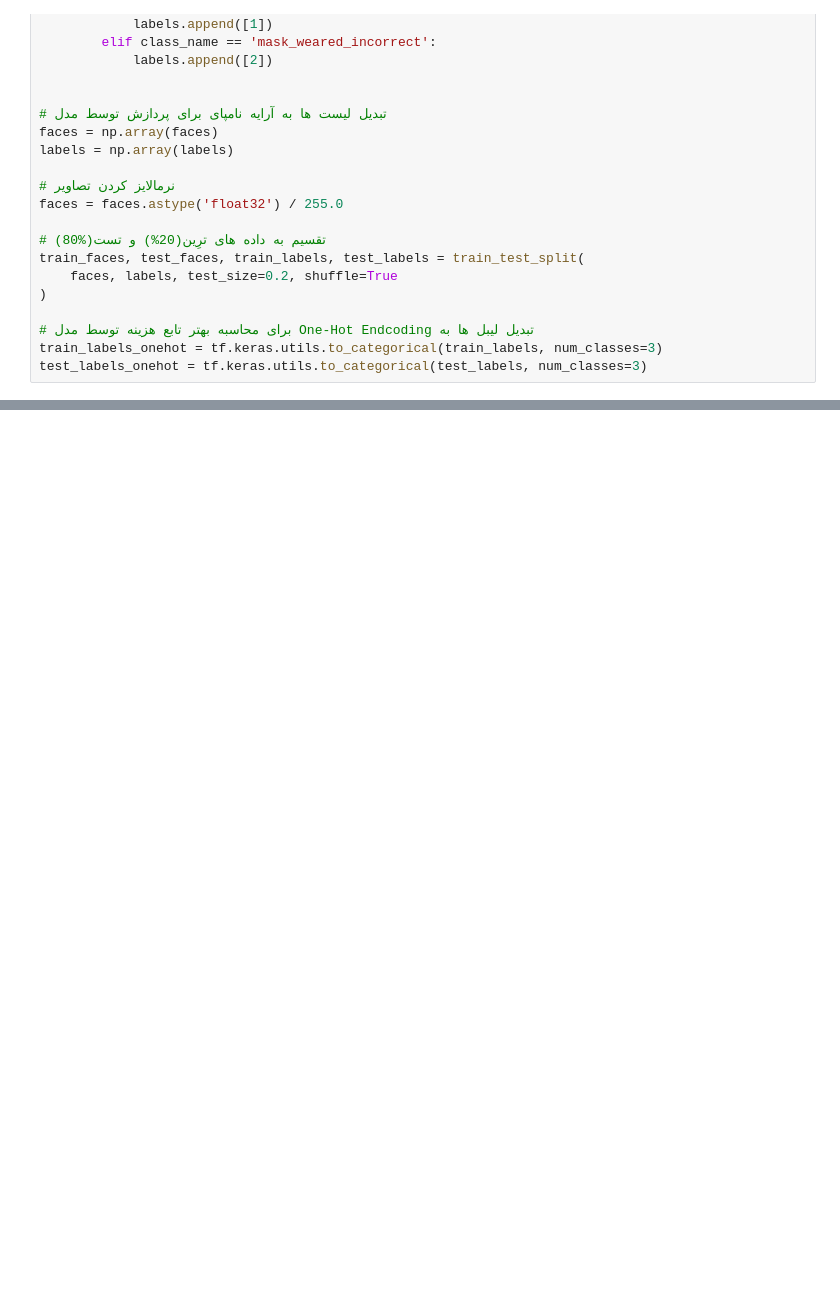
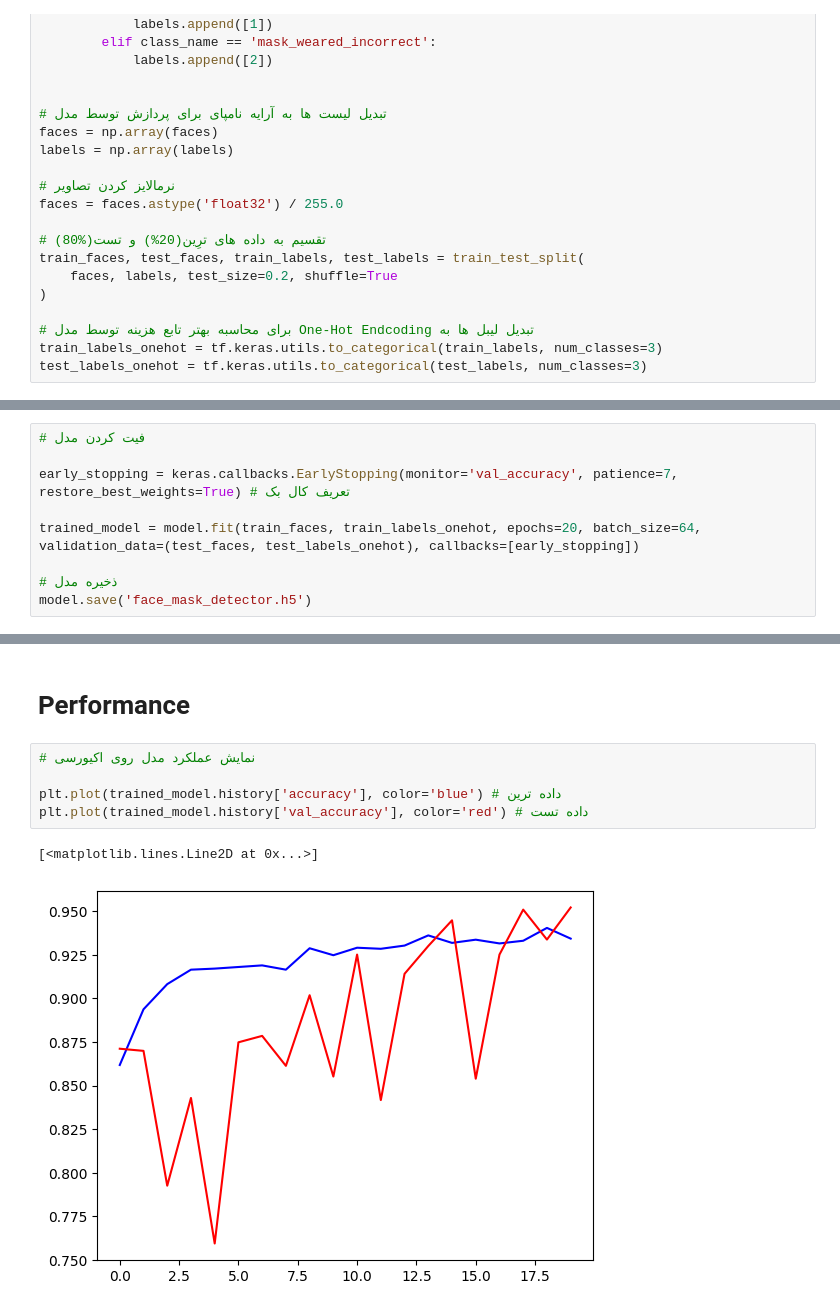
Before and after one commit to AbGh2011/Face-Mask-Detection, a Jupyter notebook: face_mask_detection.ipynb, the cells around one changed output, grey strips where cells are left out. Drawn from its saved outputs; the diff is of its cells as text; blank space fills up the shorter version.

Commit message:
the architecture of the Model was created and the model was trained and tested by a real image

```diff
--- a/face_mask_detection.ipynb
+++ b/face_mask_detection.ipynb
@@ -78,0 +140,9 @@ test_labels_onehot = tf.keras.utils.to_categorical(test_labels, num_classes=3)
+# %%
+# فیت کردن مدل
+
+early_stopping = keras.callbacks.EarlyStopping(monitor='val_accuracy', patience=7, restore_best_weights=True) # تعریف کال بک
+
+trained_model = model.fit(train_faces, train_labels_onehot, epochs=20, batch_size=64, validation_data=(test_faces, test_labels_onehot), callbacks=[early_stopping])
+
+# ذخیره مدل
+model.save('face_mask_detector.h5')
@@ -78,0 +168,10 @@ test_labels_onehot = tf.keras.utils.to_categorical(test_labels, num_classes=3)
+# %% [markdown]
+# Performance
+# %%
+# نمایش عملکرد مدل روی اکیورسی
+
+plt.plot(trained_model.history['accuracy'], color='blue') # داده ترین
+plt.plot(trained_model.history['val_accuracy'], color='red') # داده تست
+# %% [output]
+[<matplotlib.lines.Line2D at 0x...>]
+[figure, added]
```
Also changed, not shown: parts of 11 cells of this notebook, 3 other files.
